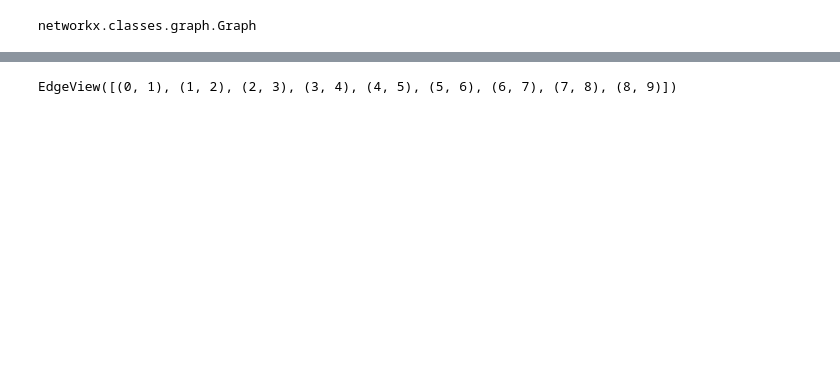
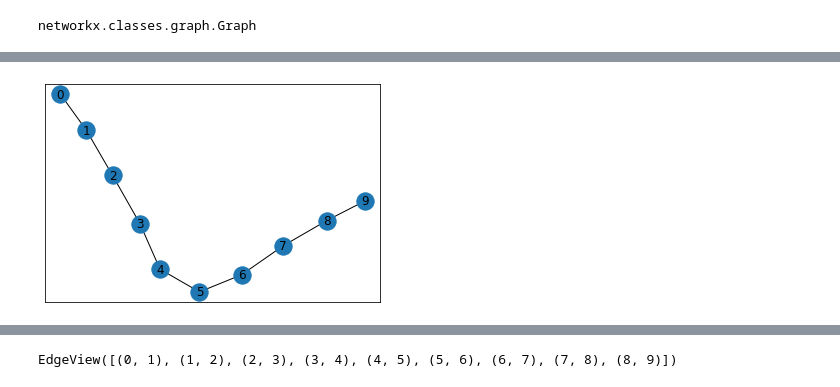
Before and after one commit to MartinMarzi/nib_ckn, a Jupyter notebook: Martin/NetworkX_excs.ipynb, the cells around one changed output, grey strips where cells are left out. Cells and saved outputs as stored; diff of their text form; code cells hidden in the pictures; blank space fills up the shorter version.

```diff
--- a/Martin/NetworkX_excs.ipynb
+++ b/Martin/NetworkX_excs.ipynb
@@ -28,6 +32,10 @@ G.add_nodes_from([
 # %%
 H = nx.path_graph(10)
 G.add_nodes_from(H)
+# %%
+nx.draw_networkx(H)
+# %% [output]
+[figure, added]
 # %%
 G.add_node(H)
 # %%
```
Also changed, not shown: parts of 9 cells of this notebook, 1 other file.
